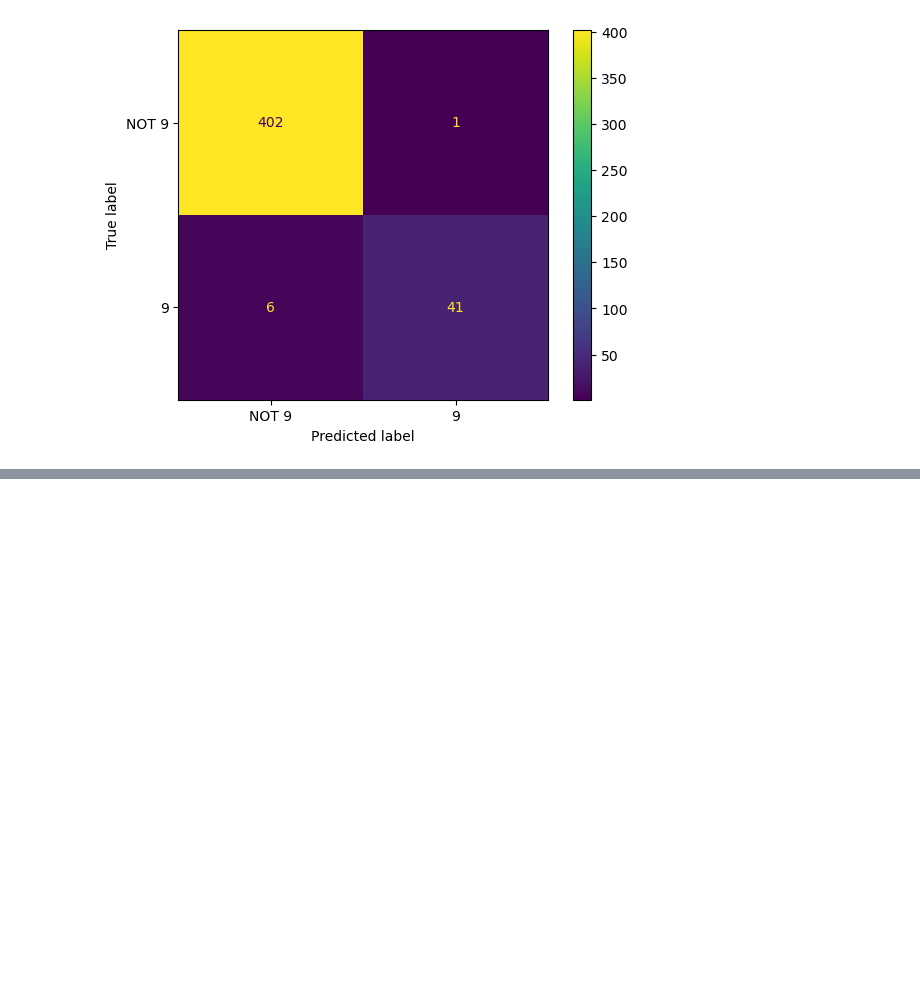
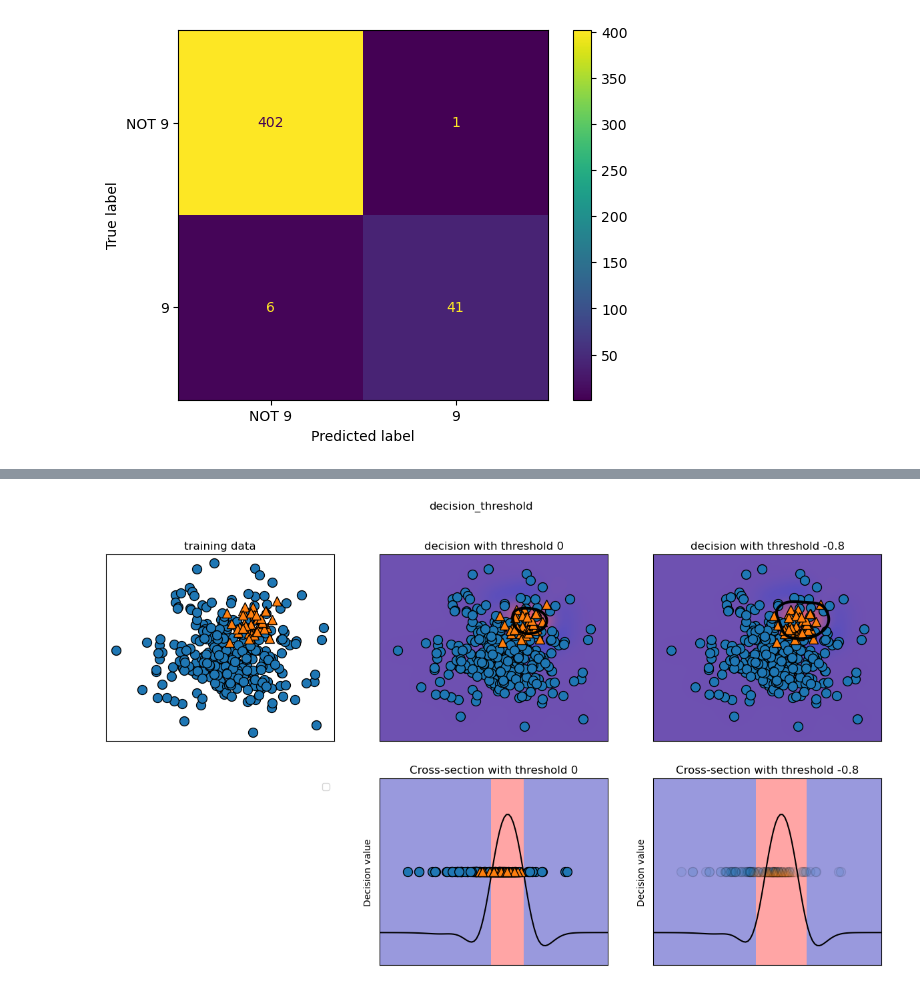
Before and after one commit to davidptuackr/ppb, a Jupyter notebook: 05_평가와_성능향상.ipynb, the cells around one changed output, grey strips where cells are left out. Drawn from its saved outputs; the diff is of its cells as text; code cells hidden in the pictures; blank space fills up the shorter version.

Commit message:
P-R curve 진행 중

```diff
--- a/05_평가와_성능향상.ipynb
+++ b/05_평가와_성능향상.ipynb
@@ -557,0 +649,4 @@ ConfusionMatrixDisplay.from_estimator(logreg, X_test, y_test, display_labels=['N
+# %%
+mglearn.plots.plot_decision_threshold()
+# %% [output]
+[figure, added]
```
Also changed, not shown: parts of 22 cells of this notebook.
